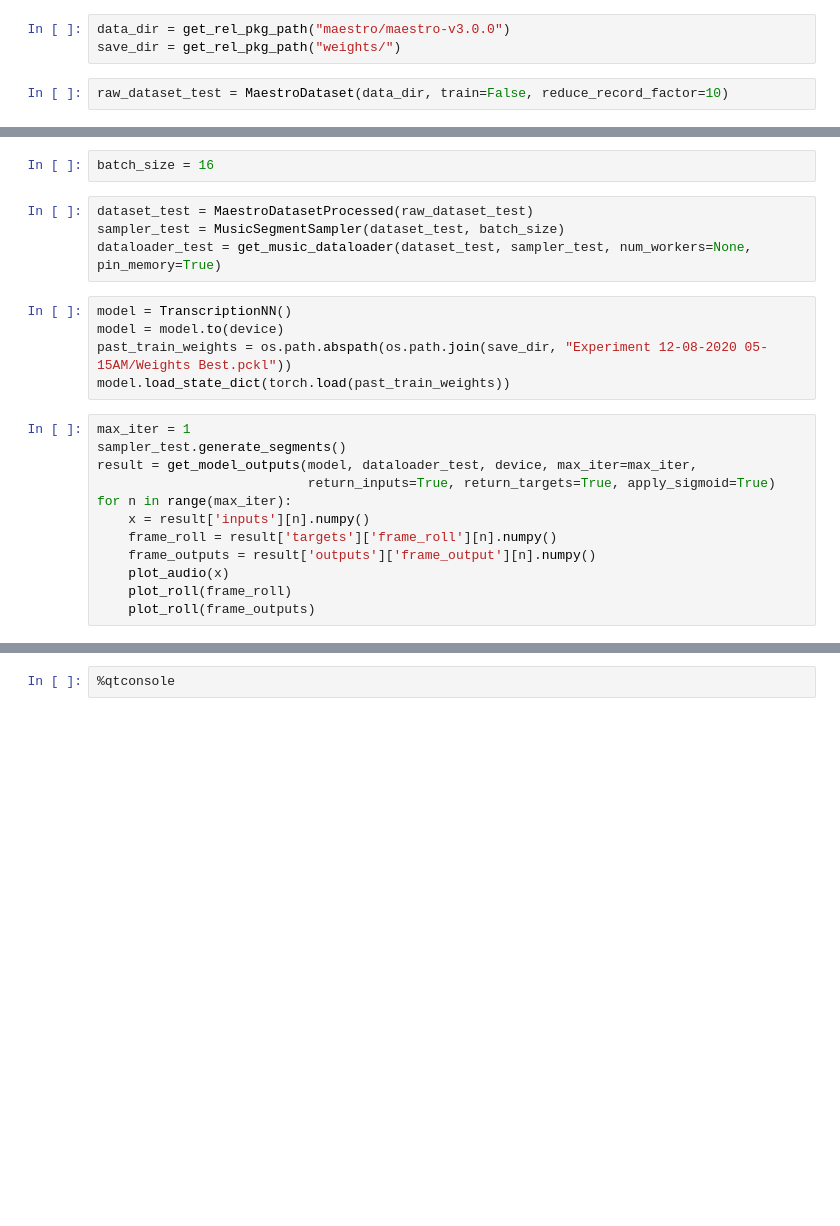
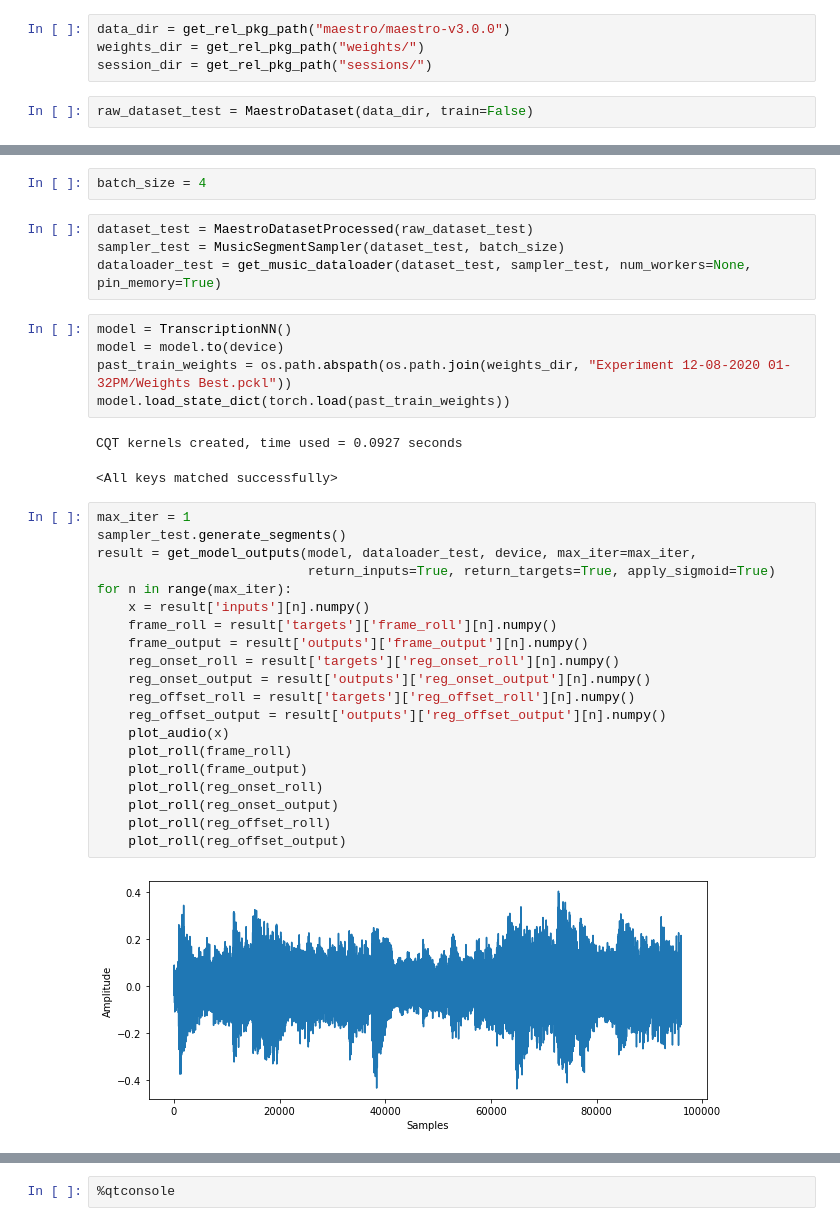
Before and after one commit to man2machine/music-transcription, a Jupyter notebook: scripts/test_maestro.ipynb, the cells around one changed output, grey strips where cells are left out. Cells and saved outputs as stored; diff of their text form; blank space fills up the shorter version.

```diff
--- a/scripts/test_maestro.ipynb
+++ b/scripts/test_maestro.ipynb
@@ -20,5 +22,6 @@ else:
 # %%
 data_dir = get_rel_pkg_path("maestro/maestro-v3.0.0")
-save_dir = get_rel_pkg_path("weights/")
+weights_dir = get_rel_pkg_path("weights/")
+session_dir = get_rel_pkg_path("sessions/")
 # %%
-raw_dataset_test = MaestroDataset(data_dir, train=False, reduce_record_factor=10)
+raw_dataset_test = MaestroDataset(data_dir, train=False)
@@ -25,5 +30,5 @@ raw_dataset_test = MaestroDataset(data_dir, train=False, reduce_record_factor=10
 # %%
-batch_size = 16
+batch_size = 4
 # %%
 dataset_test = MaestroDatasetProcessed(raw_dataset_test)
 sampler_test = MusicSegmentSampler(dataset_test, batch_size)
@@ -31,17 +36,30 @@ dataloader_test = get_music_dataloader(dataset_test, sampler_test, num_workers=N
 # %%
 model = TranscriptionNN()
 model = model.to(device)
-past_train_weights = os.path.abspath(os.path.join(save_dir, "Experiment 12-08-2020 05-15AM/Weights Best.pckl"))
+past_train_weights = os.path.abspath(os.path.join(weights_dir, "Experiment 12-08-2020 01-32PM/Weights Best.pckl"))
 model.load_state_dict(torch.load(past_train_weights))
+# %% [output]
+CQT kernels created, time used = 0.0927 seconds
+<All keys matched successfully>
 # %%
 max_iter = 1
 sampler_test.generate_segments()
 result = get_model_outputs(model, dataloader_test, device, max_iter=max_iter,
                            return_inputs=True, return_targets=True, apply_sigmoid=True)
 for n in range(max_iter):
     x = result['inputs'][n].numpy()
     frame_roll = result['targets']['frame_roll'][n].numpy()
-    frame_outputs = result['outputs']['frame_output'][n].numpy()
+    frame_output = result['outputs']['frame_output'][n].numpy()
+    reg_onset_roll = result['targets']['reg_onset_roll'][n].numpy()
+    reg_onset_output = result['outputs']['reg_onset_output'][n].numpy()
+    reg_offset_roll = result['targets']['reg_offset_roll'][n].numpy()
+    reg_offset_output = result['outputs']['reg_offset_output'][n].numpy()
     plot_audio(x)
     plot_roll(frame_roll)
-    plot_roll(frame_outputs)
+    plot_roll(frame_output)
+    plot_roll(reg_onset_roll)
+    plot_roll(reg_onset_output)
+    plot_roll(reg_offset_roll)
+    plot_roll(reg_offset_output)
+# %% [output]
+[figure, added]
```
Also changed, not shown: parts of 5 cells of this notebook, 6 other files.
